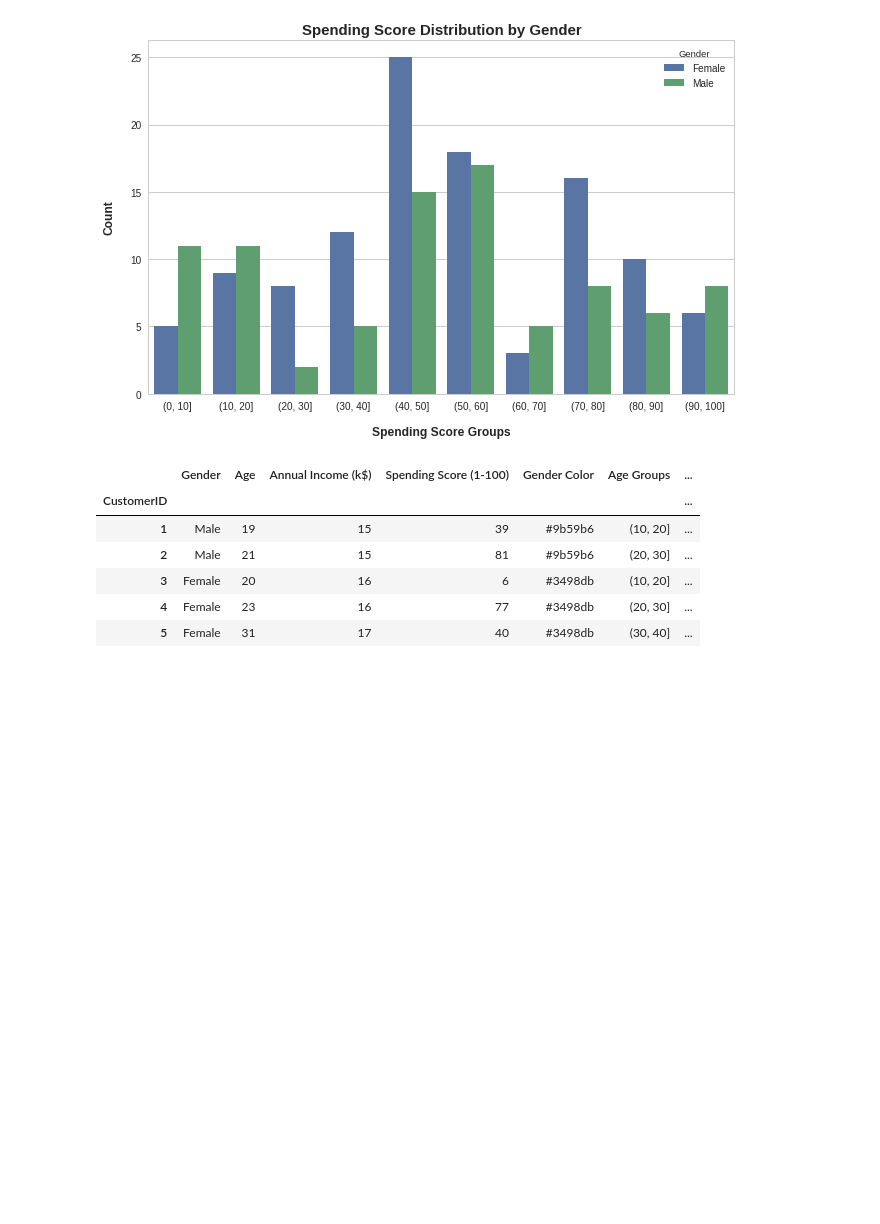
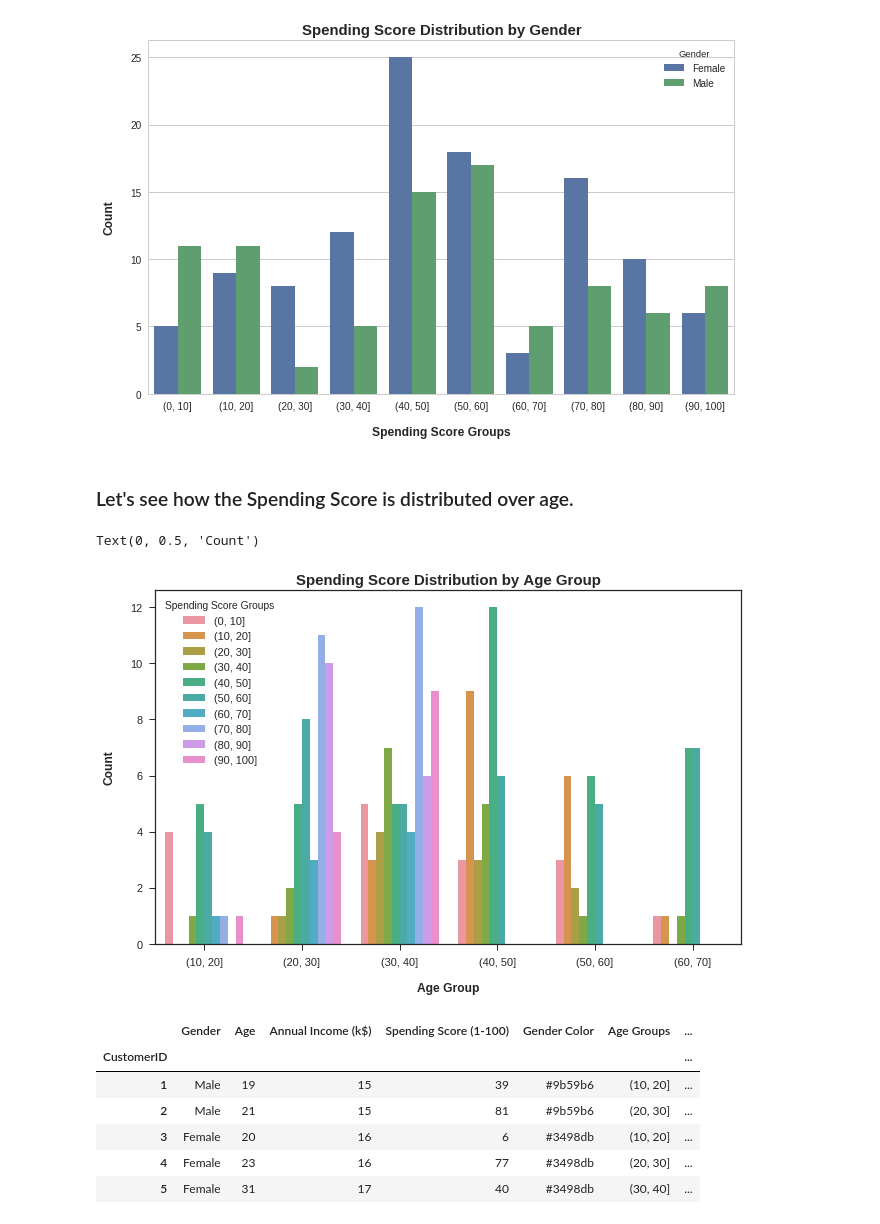
Before and after one commit to ROARMarketingConcepts/Machine-Learning-Projects, a Jupyter notebook: Mall_Customer_Segmentation_Analysis.ipynb, the cells around one changed output. Saved outputs shown, nothing was run; the diff lists cells and outputs as text; code cells hidden in the pictures; blank space fills up the shorter version.

```diff
--- a/Mall_Customer_Segmentation_Analysis.ipynb
+++ b/Mall_Customer_Segmentation_Analysis.ipynb
@@ -215,6 +215,22 @@ plt.ylabel('Count',labelpad = 15,fontsize=12,fontweight='bold')
 # %% [output]
 Text(0, 0.5, 'Count')
 [figure]
+# %% [markdown]
+### Let's see how the Spending Score is distributed over age.
+# %%
+df_plot4 = df.groupby(['Spending Score Groups','Age Groups']).count().reset_index()
+df_plot4.Age.fillna(0)
+df_plot4.rename(columns={'Age':'Number'},inplace=True)
+# %%
+fig = plt.gcf()
+fig.set_size_inches(10.5, 6.5)
+ax = sns.barplot(x="Age Groups", y='Number', hue='Spending Score Groups', data=df_plot4)
+plt.title('Spending Score Distribution by Age Group',fontsize=15,fontweight='bold')
+plt.xlabel('Age Group',labelpad = 15,fontsize=12,fontweight='bold')
+plt.ylabel('Count',labelpad = 15,fontsize=12,fontweight='bold')
+# %% [output]
+Text(0, 0.5, 'Count')
+[figure, added]
 # %%
 df.head()
 # %% [output]
```
